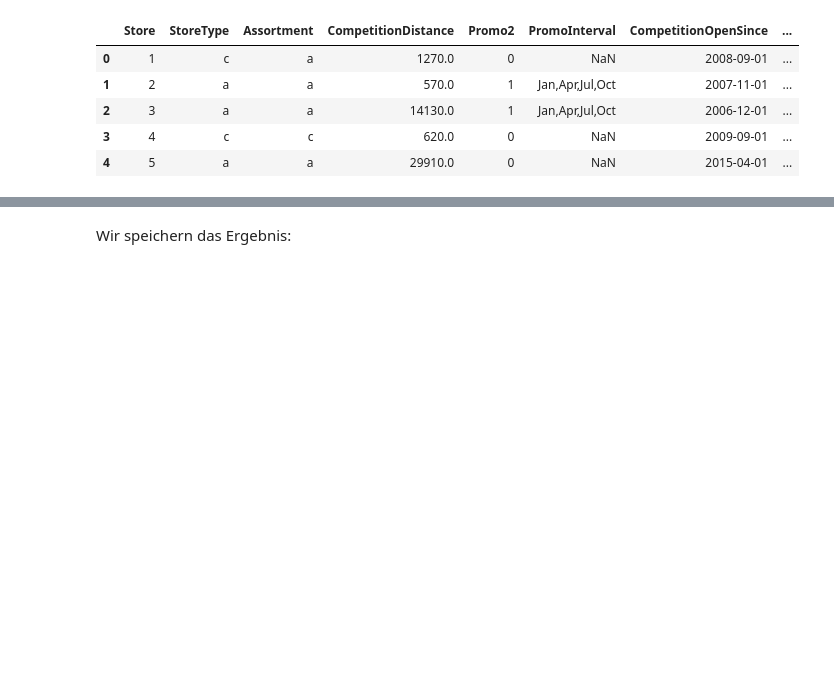
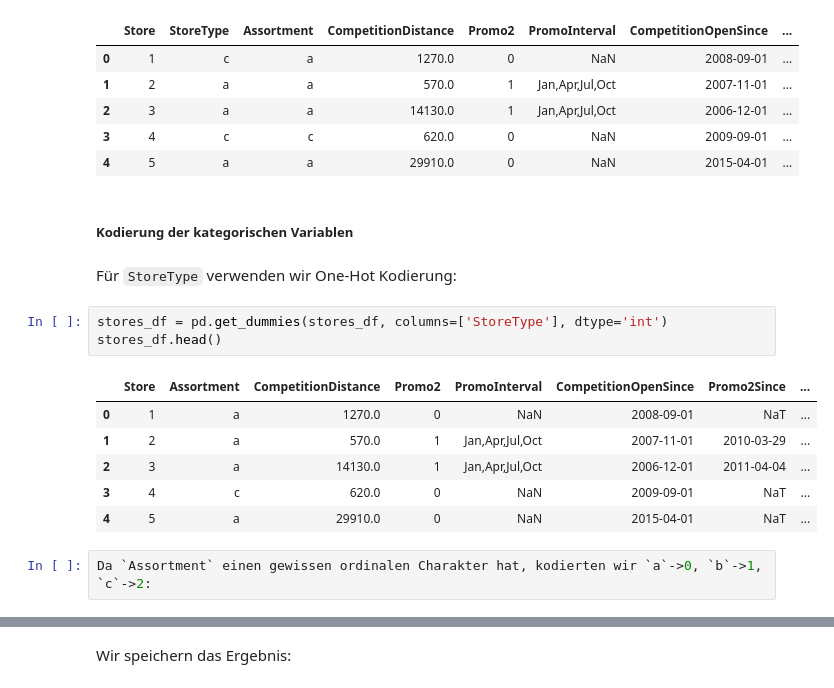
Before and after one commit to xaviermondragon/rossmann, a Jupyter notebook: rossmann_2_stores.ipynb, the cells around one changed output, grey strips where cells are left out. Saved outputs shown, nothing was run; the diff lists cells and outputs as text; blank space fills up the shorter version.

```diff
--- a/rossmann_2_stores.ipynb
+++ b/rossmann_2_stores.ipynb
@@ -192,3 +192,19 @@ stores_df.head()
 | 2 | 3 | a | a | 14130.0 | 1 | Jan,Apr,Jul,Oct | 2006-12-01 | ... |
 | 3 | 4 | c | c | 620.0 | 0 | NaN | 2009-09-01 | ... |
 | 4 | 5 | a | a | 29910.0 | 0 | NaN | 2015-04-01 | ... |
+# %% [markdown]
+##### Kodierung der kategorischen Variablen
+# %% [markdown]
+Für `StoreType` verwenden wir One-Hot Kodierung:
+# %%
+stores_df = pd.get_dummies(stores_df, columns=['StoreType'], dtype='int')
+stores_df.head()
+# %% [output]
+|  | Store | Assortment | CompetitionDistance | Promo2 | PromoInterval | CompetitionOpenSince | Promo2Since | ... |
+| 0 | 1 | a | 1270.0 | 0 | NaN | 2008-09-01 | NaT | ... |
+| 1 | 2 | a | 570.0 | 1 | Jan,Apr,Jul,Oct | 2007-11-01 | 2010-03-29 | ... |
+| 2 | 3 | a | 14130.0 | 1 | Jan,Apr,Jul,Oct | 2006-12-01 | 2011-04-04 | ... |
+| 3 | 4 | c | 620.0 | 0 | NaN | 2009-09-01 | NaT | ... |
+| 4 | 5 | a | 29910.0 | 0 | NaN | 2015-04-01 | NaT | ... |
+# %%
+Da `Assortment` einen gewissen ordinalen Charakter hat, kodierten wir `a`->0, `b`->1, `c`->2:
```
Also changed, not shown: parts of 2 cells of this notebook, 5 other files.
